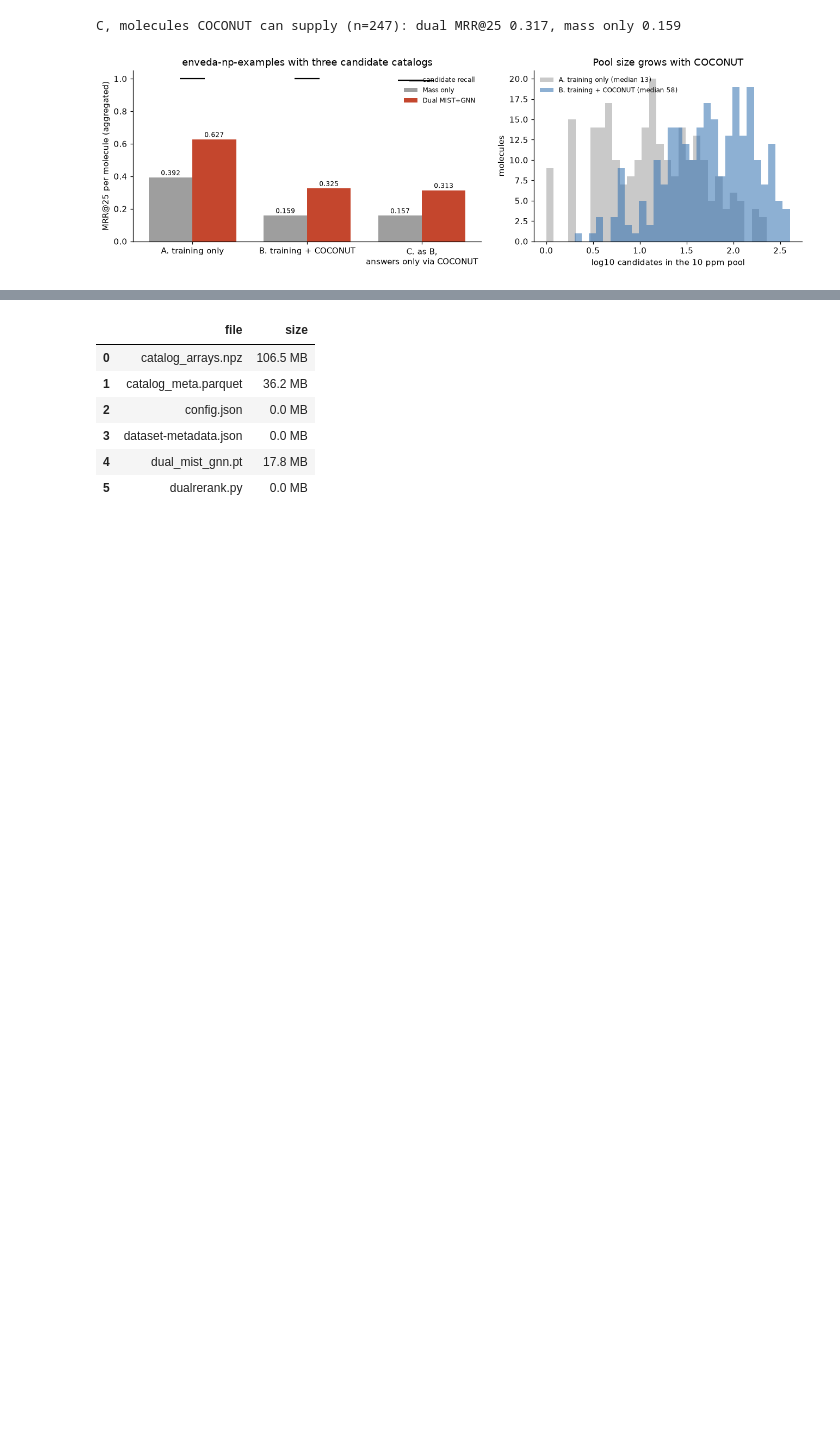
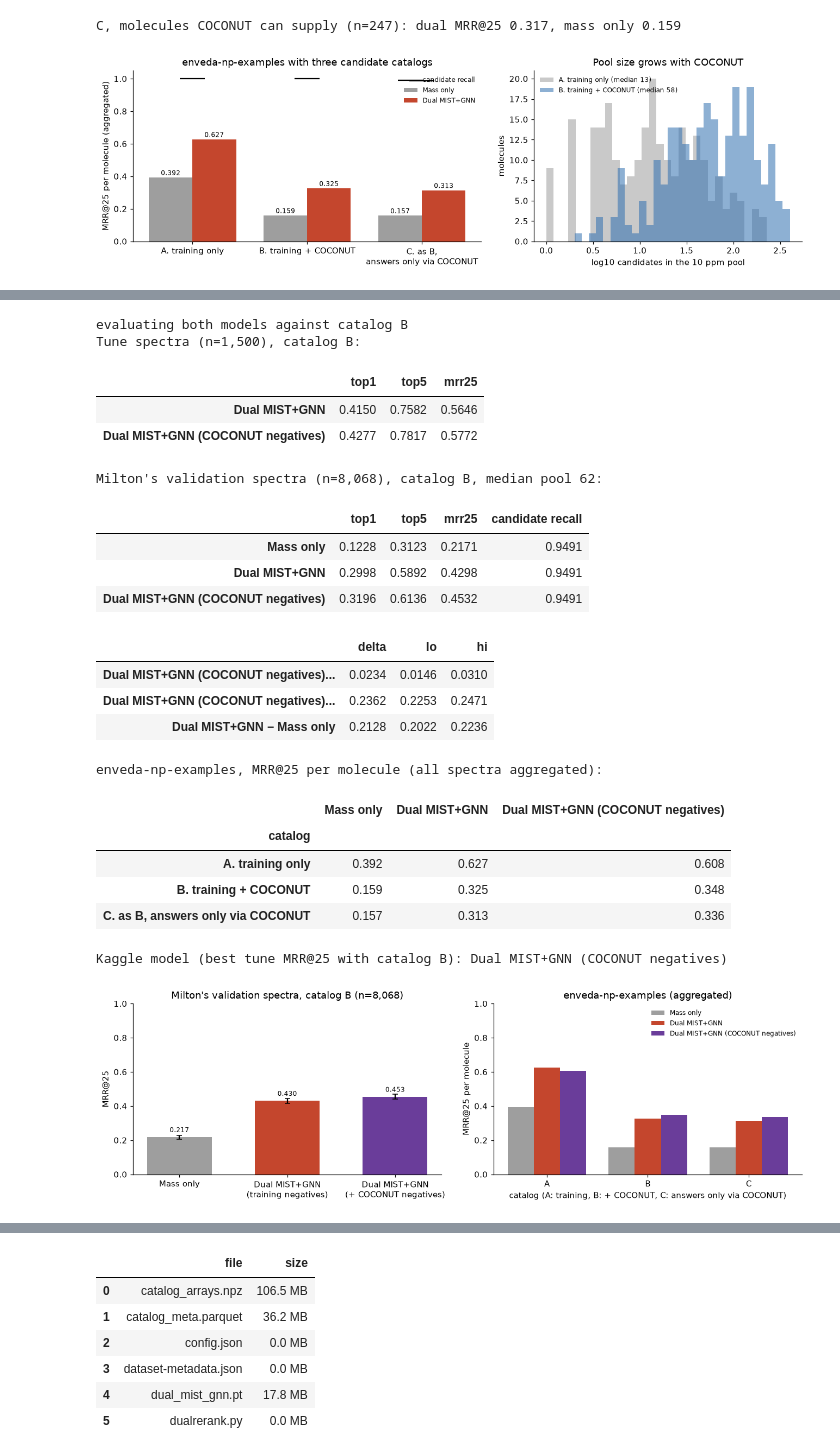
Before and after one commit to AntoineDul/MSMS-StructurePrediction, a Jupyter notebook: mo_graph/dual_encoder_reranker.ipynb, the cells around one changed output, grey strips where cells are left out. Drawn from its saved outputs; the diff is of its cells as text; code cells hidden in the pictures; blank space fills up the shorter version.

```diff
--- a/mo_graph/dual_encoder_reranker.ipynb
+++ b/mo_graph/dual_encoder_reranker.ipynb
@@ -964 +1024,68 @@ C, molecules COCONUT can supply (n=247): dual MRR@25 0.317, mass only 0.159
+# %%
+log("evaluating both models against catalog B")
+M2 = ["Mass only", "Dual MIST+GNN", dual_cn.name]
+cols = lambda m: [f"{m}_{k}" for k in ["top1", "top5", "mrr25", "rank"]]
+tune_b = pd.concat([summarize(evaluate(m, tune_q), [m.name]) for m in [dual, dual_cn]])
+res_b = evaluate(dual, test_q, with_baselines=True).merge(evaluate(dual_cn, test_q)[["q"] + cols(dual_cn.name)], on="q", how="left")
+res_b["inchikey14"] = queries.inchikey14.values[res_b.q]
+tab_b = summarize(res_b, M2); tab_b["candidate recall"] = res_b.covered.mean()
+ci_b, paired_b = bootstrap(res_b, M2, "inchikey14", [(dual_cn.name, "Dual MIST+GNN"), (dual_cn.name, "Mass only"),
+                                                      ("Dual MIST+GNN", "Mass only")])
+res_b.to_csv(RES / "per_query_test_results_catalogB.csv", index=False)
+tab_b.round(4).to_csv(RES / "summary_test_catalogB.csv"); paired_b.round(4).to_csv(RES / "paired_differences_catalogB.csv")
+print(f"Tune spectra (n={len(tune_q):,}), catalog B:"); display(tune_b.round(4))
+print(f"Milton's validation spectra (n={len(res_b):,}), catalog B, median pool {res_b.pool.median():.0f}:")
+display(tab_b.round(4)); display(paired_b.round(4))
+
+cat_res_cn = pd.concat([catalog_eval(make(), k, dual_cn) for k, make in CATALOGS.items()], ignore_index=True)
+cat_cmp = pd.DataFrame({
+    "Mass only": cat_res.groupby("catalog", sort=False)["Mass only_mrr25"].apply(lambda x: x.fillna(0).mean()),
+    "Dual MIST+GNN": cat_res.groupby("catalog", sort=False)["Dual MIST+GNN_mrr25"].apply(lambda x: x.fillna(0).mean()),
+    dual_cn.name: cat_res_cn.groupby("catalog", sort=False)[f"{dual_cn.name}_mrr25"].apply(lambda x: x.fillna(0).mean())})
+cat_cmp.round(4).to_csv(RES / "summary_catalog_variants_retrained.csv")
+print("enveda-np-examples, MRR@25 per molecule (all spectra aggregated):"); display(cat_cmp.round(3))
+
+KAGGLE_MODEL = dual_cn if tune_b.loc[dual_cn.name, "mrr25"] > tune_b.loc[dual.name, "mrr25"] else dual
+log(f"Kaggle model (best tune MRR@25 with catalog B): {KAGGLE_MODEL.name}")
+
+fig, axes = plt.subplots(1, 2, figsize=(12, 3.8))
+x = np.arange(len(M2))
+v = tab_b.loc[M2, "mrr25"].values
+axes[0].bar(x, v, 0.6, color=[COLORS[m] for m in M2],
+            yerr=np.array([[v[i] - ci_b[m][0], ci_b[m][1] - v[i]] for i, m in enumerate(M2)]).T, capsize=3)
+for i, val in enumerate(v):
+    axes[0].text(i, val + 0.03, f"{val:.3f}", ha="center", fontsize=8)
+axes[0].set_xticks(x, ["Mass only", "Dual MIST+GNN\n(training negatives)", "Dual MIST+GNN\n(+ COCONUT negatives)"])
+axes[0].set(ylim=(0, 1), ylabel="MRR@25", title=f"Milton's validation spectra, catalog B (n={len(res_b):,})")
+xc = np.arange(len(cat_cmp)); w = 0.26
+for k, m in enumerate(cat_cmp.columns):
+    axes[1].bar(xc + (k - 1) * w, cat_cmp[m], w, color=COLORS[m], label=m)
+axes[1].set_xticks(xc, [i.split(".")[0] for i in cat_cmp.index])
+axes[1].set(ylim=(0, 1), xlabel="catalog (A: training, B: + COCONUT, C: answers only via COCONUT)",
+            ylabel="MRR@25 per molecule", title="enveda-np-examples (aggregated)")
+axes[1].legend(frameon=False, fontsize=8)
+fig.tight_layout(); fig.savefig(FIG / "09_coconut_negatives.png", dpi=200); plt.show()
+# %% [output]
+evaluating both models against catalog B
+Tune spectra (n=1,500), catalog B:
+|  | top1 | top5 | mrr25 |
+| Dual MIST+GNN | 0.4150 | 0.7582 | 0.5646 |
+| Dual MIST+GNN (COCONUT negatives) | 0.4277 | 0.7817 | 0.5772 |
+Milton's validation spectra (n=8,068), catalog B, median pool 62:
+|  | top1 | top5 | mrr25 | candidate recall |
+| Mass only | 0.1228 | 0.3123 | 0.2171 | 0.9491 |
+| Dual MIST+GNN | 0.2998 | 0.5892 | 0.4298 | 0.9491 |
+| Dual MIST+GNN (COCONUT negatives) | 0.3196 | 0.6136 | 0.4532 | 0.9491 |
+|  | delta | lo | hi |
+| Dual MIST+GNN (COCONUT negatives)... | 0.0234 | 0.0146 | 0.0310 |
+| Dual MIST+GNN (COCONUT negatives)... | 0.2362 | 0.2253 | 0.2471 |
+| Dual MIST+GNN − Mass only | 0.2128 | 0.2022 | 0.2236 |
+enveda-np-examples, MRR@25 per molecule (all spectra aggregated):
+|  | Mass only | Dual MIST+GNN | Dual MIST+GNN (COCONUT negatives) |
+| catalog |  |  |  |
+| A. training only | 0.392 | 0.627 | 0.608 |
+| B. training + COCONUT | 0.159 | 0.325 | 0.348 |
+| C. as B, answers only via COCONUT | 0.157 | 0.313 | 0.336 |
+Kaggle model (best tune MRR@25 with catalog B): Dual MIST+GNN (COCONUT negatives)
+[figure, added]
 # %% [markdown]
```
Also changed, not shown: parts of 14 cells of this notebook, 16 other files.
